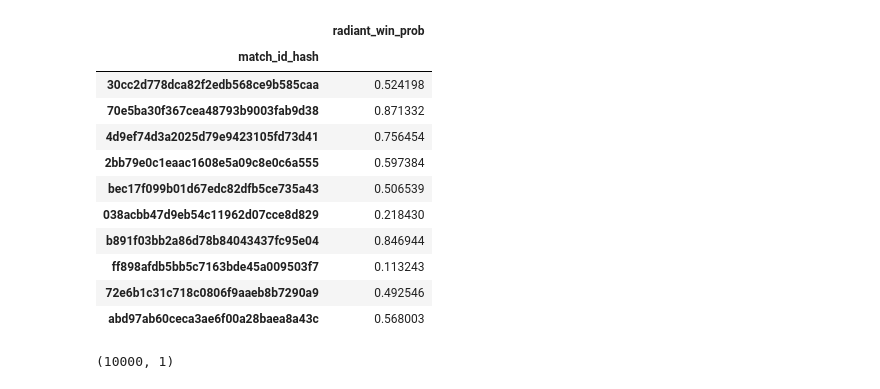
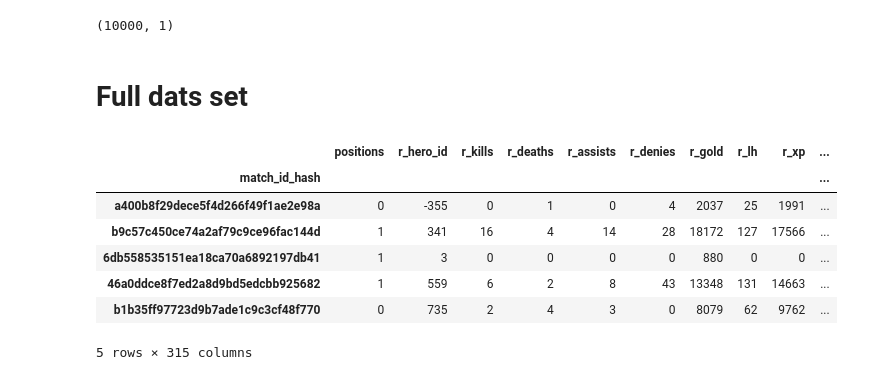
Before and after one commit to tankonst/game_winner_binary_classifier, a Jupyter notebook: Log_reg_tk.ipynb, the cells around one changed output. Saved outputs shown, nothing was run; the diff lists cells and outputs as text; code cells hidden in the pictures.

```diff
--- a/Log_reg_tk.ipynb
+++ b/Log_reg_tk.ipynb
@@ -77,0 +99,5 @@ pipe = make_pipeline(preprocess, logreg)
+# %%
+# fit this model on only selected fetures:
+
+X_trans = preprocess.fit_transform(X)
+logreg.fit(X_trans,y)
@@ -149,19 +219,6 @@ Submission saved to submission_2019-11-08_20-28-36.csv
-# %%
-df_submission.head(10)
-# %% [output]
-|  | radiant_win_prob |
-| match_id_hash |  |
-| 30cc2d778dca82f2edb568ce9b585caa | 0.524198 |
-| 70e5ba30f367cea48793b9003fab9d38 | 0.871332 |
-| 4d9ef74d3a2025d79e9423105fd73d41 | 0.756454 |
-| 2bb79e0c1eaac1608e5a09c8e0c6a555 | 0.597384 |
-| bec17f099b01d67edc82dfb5ce735a43 | 0.506539 |
-| 038acbb47d9eb54c11962d07cce8d829 | 0.218430 |
-| b891f03bb2a86d78b84043437fc95e04 | 0.846944 |
-| ff898afdb5bb5c7163bde45a009503f7 | 0.113243 |
-| 72e6b1c31c718c0806f9aaeb8b7290a9 | 0.492546 |
-| abd97ab60ceca3ae6f00a28baea8a43c | 0.568003 |
 # %%
 df_submission.shape
 # %% [output]
 (10000, 1)
+# %% [markdown]
+# Full dats set
@@ -167,0 +237,11 @@ df_submission.shape
+# %%
+X.head()
+# %% [output]
+|  | positions | r_hero_id | r_kills | r_deaths | r_assists | r_denies | r_gold | r_lh | r_xp | ... |
+| match_id_hash |  |  |  |  |  |  |  |  |  | ... |
+| a400b8f29dece5f4d266f49f1ae2e98a | 0 | -355 | 0 | 1 | 0 | 4 | 2037 | 25 | 1991 | ... |
+| b9c57c450ce74a2af79c9ce96fac144d | 1 | 341 | 16 | 4 | 14 | 28 | 18172 | 127 | 17566 | ... |
+| 6db558535151ea18ca70a6892197db41 | 1 | 3 | 0 | 0 | 0 | 0 | 880 | 0 | 0 | ... |
+| 46a0ddce8f7ed2a8d9bd5edcbb925682 | 1 | 559 | 6 | 2 | 8 | 43 | 13348 | 131 | 14663 | ... |
+| b1b35ff97723d9b7ade1c9c3cf48f770 | 0 | 735 | 2 | 4 | 3 | 0 | 8079 | 62 | 9762 | ... |
+5 rows × 315 columns
```
Also changed, not shown: parts of 43 cells of this notebook.
